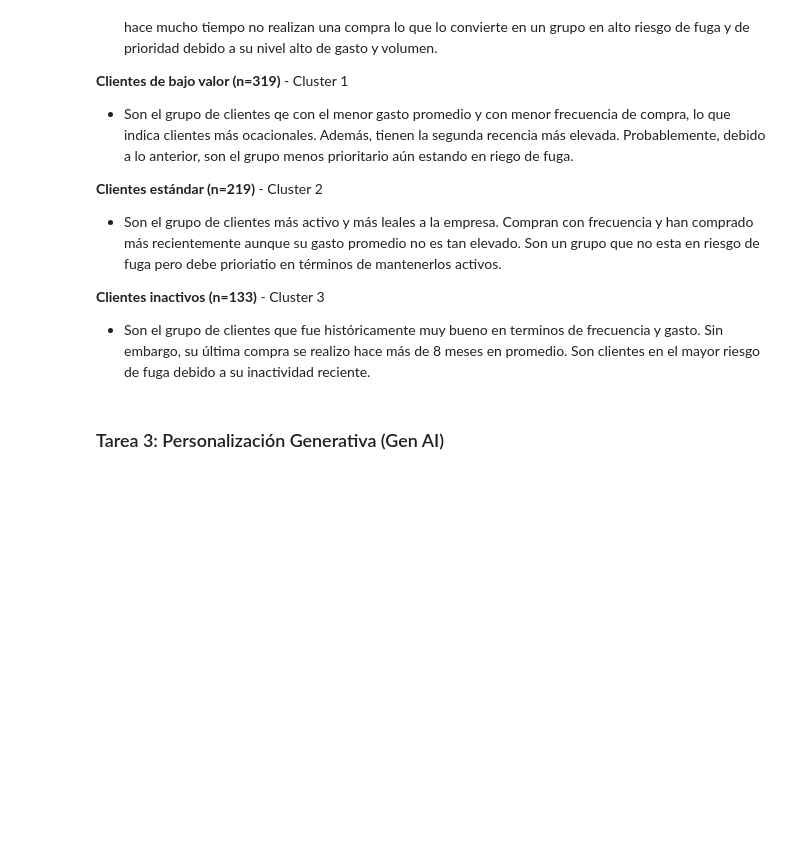
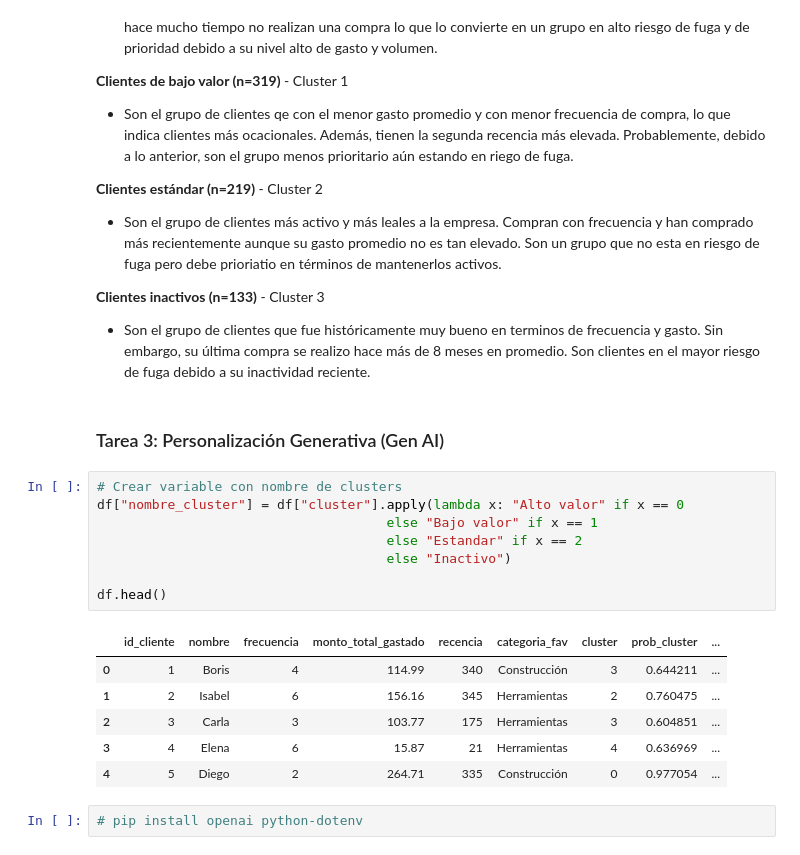
Before and after one commit to gian-castillero/prueba-tecnica-cochez, a Jupyter notebook: sistema-recomendacion.ipynb, the cells around one changed output. Saved outputs shown, nothing was run; the diff lists cells and outputs as text; blank space fills up the shorter version.

```diff
--- a/sistema-recomendacion.ipynb
+++ b/sistema-recomendacion.ipynb
@@ -174,3 +179,20 @@ El modelo indica un número óptimo de 4 en los que calificar los clientes que p
 - Son el grupo de clientes que fue históricamente muy bueno en terminos de frecuencia y gasto. Sin embargo, su última compra se realizo hace más de 8 meses en promedio. Son clientes en el mayor riesgo de fuga debido a su inactividad reciente.
 # %% [markdown]
 ### Tarea 3: Personalización Generativa (Gen AI)
+# %%
+# Crear variable con nombre de clusters
+df["nombre_cluster"] = df["cluster"].apply(lambda x: "Alto valor" if x == 0
+                                     else "Bajo valor" if x == 1
+                                     else "Estandar" if x == 2
+                                     else "Inactivo")
+
+df.head()
+# %% [output]
+|  | id_cliente | nombre | frecuencia | monto_total_gastado | recencia | categoria_fav | cluster | prob_cluster | ... |
+| 0 | 1 | Boris | 4 | 114.99 | 340 | Construcción | 3 | 0.644211 | ... |
+| 1 | 2 | Isabel | 6 | 156.16 | 345 | Herramientas | 2 | 0.760475 | ... |
+| 2 | 3 | Carla | 3 | 103.77 | 175 | Herramientas | 3 | 0.604851 | ... |
+| 3 | 4 | Elena | 6 | 15.87 | 21 | Herramientas | 4 | 0.636969 | ... |
+| 4 | 5 | Diego | 2 | 264.71 | 335 | Construcción | 0 | 0.977054 | ... |
+# %%
+# pip install openai python-dotenv
```
Also changed, not shown: parts of 9 cells of this notebook, 1 other file.
